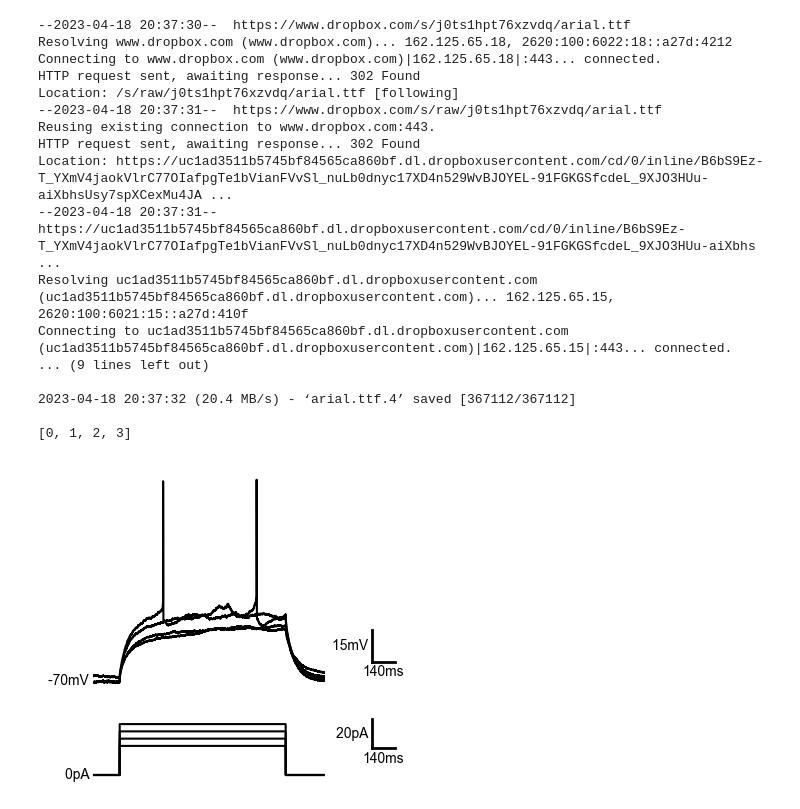
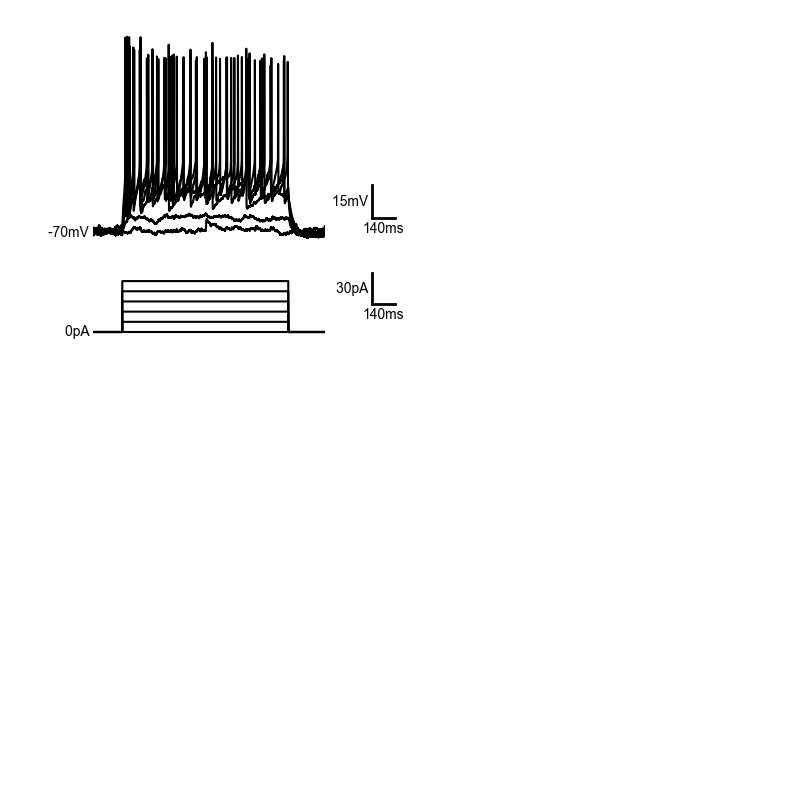
Before and after one commit to dtabuena/EphysLib, a Jupyter notebook: Graph_a_Trace.ipynb, the cells around one changed output. Cells and saved outputs as stored; diff of their text form; code cells hidden in the pictures; blank space fills up the shorter version.

```diff
--- a/Graph_a_Trace.ipynb
+++ b/Graph_a_Trace.ipynb
@@ -75,7 +60,14 @@ Successfully installed pyabf-2.3.7
 # %%
-!wget 'https://www.dropbox.com/s/j0ts1hpt76xzvdq/arial.ttf'
-import matplotlib as mpl
-mpl.font_manager.fontManager.addfont('/content/arial.ttf')
+# !wget 'https://www.dropbox.com/s/j0ts1hpt76xzvdq/arial.ttf'
+# import matplotlib as mpl
+# mpl.font_manager.fontManager.addfont('/content/arial.ttf')
+
+import pandas as pd
+import numpy as np
+import matplotlib
+import matplotlib.pyplot as plt
+import pyabf
+
 
 def sample_sweep_publish(abf,plot_ratio = (4,1) ,xlim=[],ylim=[],slim=np.inf,swp_list=[],use_ch2 = True,rel_xy_bar=[0.1, 0.1],base=[-70,0] ):
     plt.rcParams.update({'font.size': 10,'font.family': 'arial'})
@@ -149,23 +141,11 @@ def sample_sweep_publish(abf,plot_ratio = (4,1) ,xlim=[],ylim=[],slim=np.inf,swp
     abf.setSweep(0,0)
     return None
 
-# sample_sweep_publish(abf,xlim=[400,1800],swp_list = np.arange(0,4),use_ch2=False,rel_xy_bar=[0.1, 0.1],base=[-70,0] )
+###################
-# %% [output]
---2023-04-18 20:37:30--  https://www.dropbox.com/s/j0ts1hpt76xzvdq/arial.ttf
-Resolving www.dropbox.com (www.dropbox.com)... 162.125.65.18, 2620:100:6022:18::a27d:4212
-Connecting to www.dropbox.com (www.dropbox.com)|162.125.65.18|:443... connected.
-HTTP request sent, awaiting response... 302 Found
-Location: /s/raw/j0ts1hpt76xzvdq/arial.ttf [following]
---2023-04-18 20:37:31--  https://www.dropbox.com/s/raw/j0ts1hpt76xzvdq/arial.ttf
-Reusing existing connection to www.dropbox.com:443.
-HTTP request sent, awaiting response... 302 Found
-Location: https://uc1ad3511b5745bf84565ca860bf.dl.dropboxusercontent.com/cd/0/inline/B6bS9Ez-T_YXmV4jaokVlrC77OIafpgTe1bVianFVvSl_nuLb0dnyc17XD4n529WvBJOYEL-91FGKGSfcdeL_9XJO3HUu-aiXbhsUsy7spXCexMu4JA ...
---2023-04-18 20:37:31--  https://uc1ad3511b5745bf84565ca860bf.dl.dropboxusercontent.com/cd/0/inline/B6bS9Ez-T_YXmV4jaokVlrC77OIafpgTe1bVianFVvSl_nuLb0dnyc17XD4n529WvBJOYEL-91FGKGSfcdeL_9XJO3HUu-aiXbhs ...
-Resolving uc1ad3511b5745bf84565ca860bf.dl.dropboxusercontent.com (uc1ad3511b5745bf84565ca860bf.dl.dropboxusercontent.com)... 162.125.65.15, 2620:100:6021:15::a27d:410f
-Connecting to uc1ad3511b5745bf84565ca860bf.dl.dropboxusercontent.com (uc1ad3511b5745bf84565ca860bf.dl.dropboxusercontent.com)|162.125.65.15|:443... connected.
-... (9 lines left out)
-
-2023-04-18 20:37:32 (20.4 MB/s) - ‘arial.ttf.4’ saved [367112/367112]
-
-[0, 1, 2, 3]
-[figure, removed]
+# %%
+
+"Firing_Gain_2025x03x14_PreOA_S6_0011"
+abf = pyabf.ABF(r'C:\Users\dennis.tabuena\Gladstone Dropbox\Dennis Tabuena\0_Projects\_NPRS_Project\Recs\2025x03x14\2025x03x14_PreOA_S6_0011.abf')
+sample_sweep_publish(abf,xlim=[400,1800],swp_list = np.arange(0,6),use_ch2=False,rel_xy_bar=[0.1, 0.1],base=[-70,0] )
+# %% [output]
+[figure, added]
```
Also changed, not shown: parts of 1 cell of this notebook.
